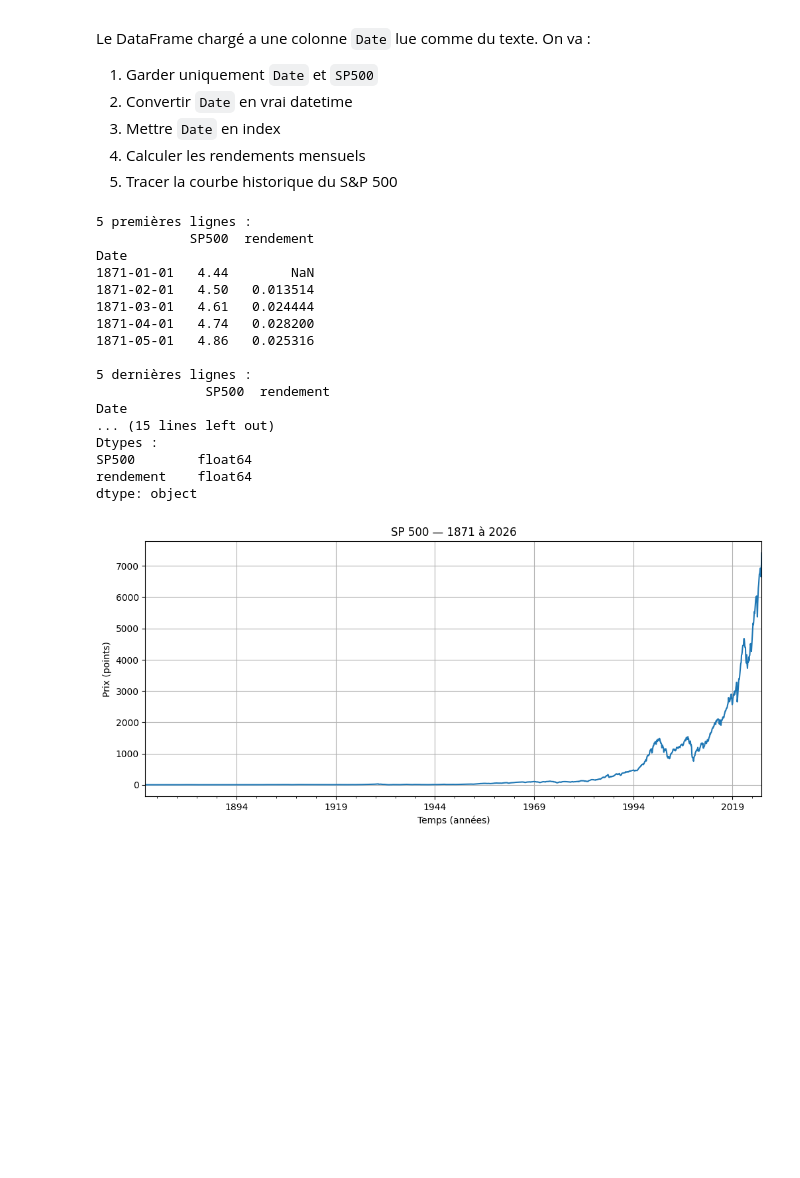
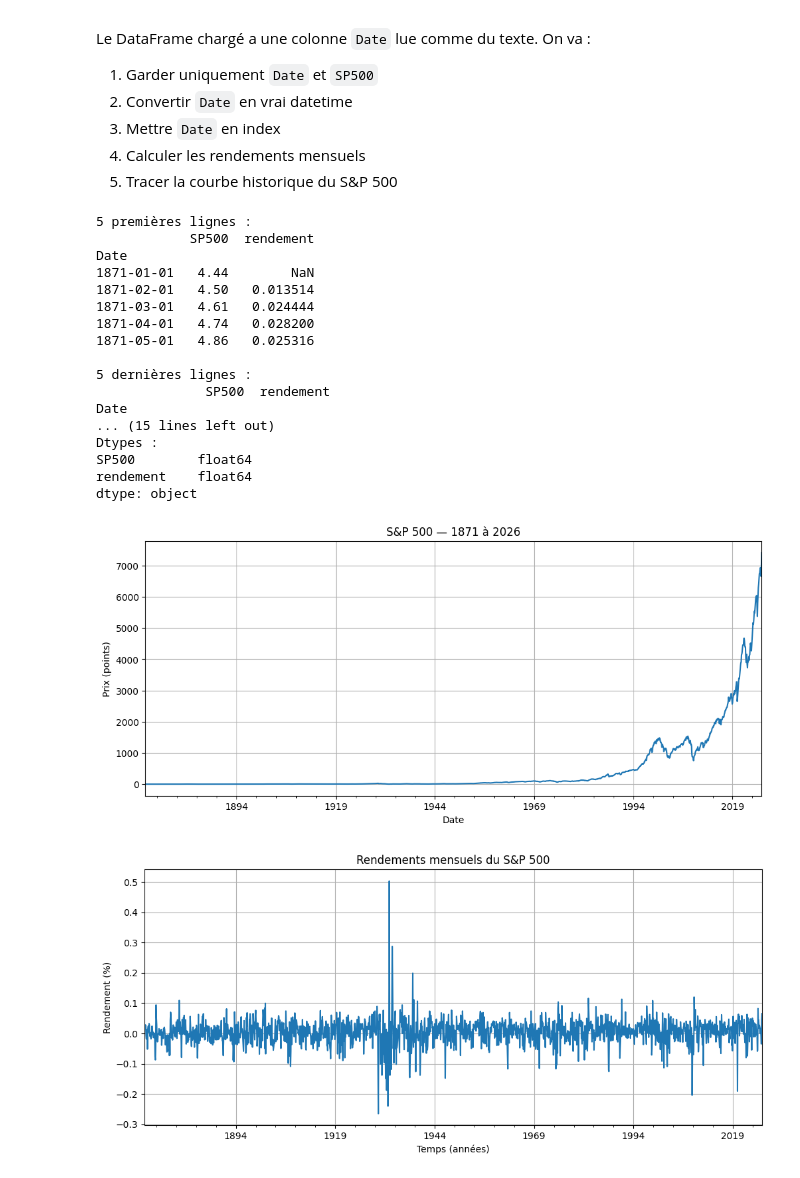
Before and after one commit to Louan-code/quant-research-platform, a Jupyter notebook: notebooks/02_pandas_basics.ipynb, the cells around one changed output. Cells and saved outputs as stored; diff of their text form; code cells hidden in the pictures; blank space fills up the shorter version.

```diff
--- a/notebooks/02_pandas_basics.ipynb
+++ b/notebooks/02_pandas_basics.ipynb
@@ -139,32 +139,37 @@ sp['rendement'] = sp['SP500'].pct_change()
 print("5 premières lignes :")
 print(sp.head())
 print("\n5 dernières lignes :")
 print(sp.tail())
 print(f"\nIndex : {sp.index}")
 print(f"\nDtypes :")
 print(sp.dtypes)
 
 # Étape 6 — Premier graphe
-sp['SP500'].plot(figsize=(12, 5), title='SP 500 — 1871 à 2026', grid=True)
+sp['SP500'].plot(figsize=(12, 5), title='S&P 500 — 1871 à 2026', grid=True)
 plt.ylabel('Prix (points)')
+plt.show()
+
+sp['rendement'].plot(figsize=(12, 5), title='Rendements mensuels du S&P 500', grid=True)
+plt.ylabel('Rendement (%)')
 plt.xlabel('Temps (années)')
 plt.show()
 # %% [output]
 5 premières lignes :
             SP500  rendement
 Date
 1871-01-01   4.44        NaN
 1871-02-01   4.50   0.013514
 1871-03-01   4.61   0.024444
 1871-04-01   4.74   0.028200
 1871-05-01   4.86   0.025316
 
 5 dernières lignes :
               SP500  rendement
 Date
 ... (15 lines left out)
 Dtypes :
 SP500        float64
 rendement    float64
 dtype: object
-[figure, old version]
+[figure, new version]
+[figure, added]
```
Also changed, not shown: parts of 10 cells of this notebook.
